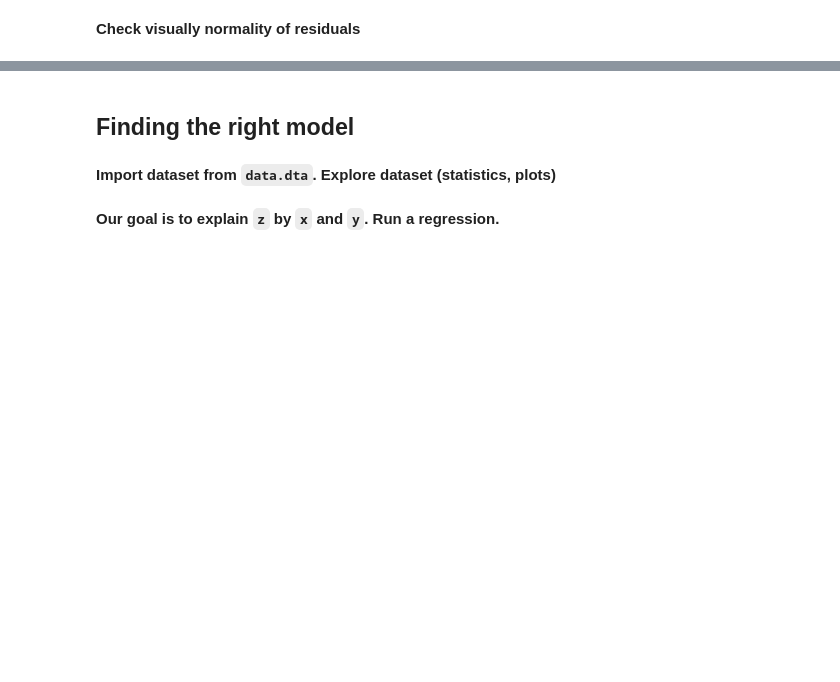
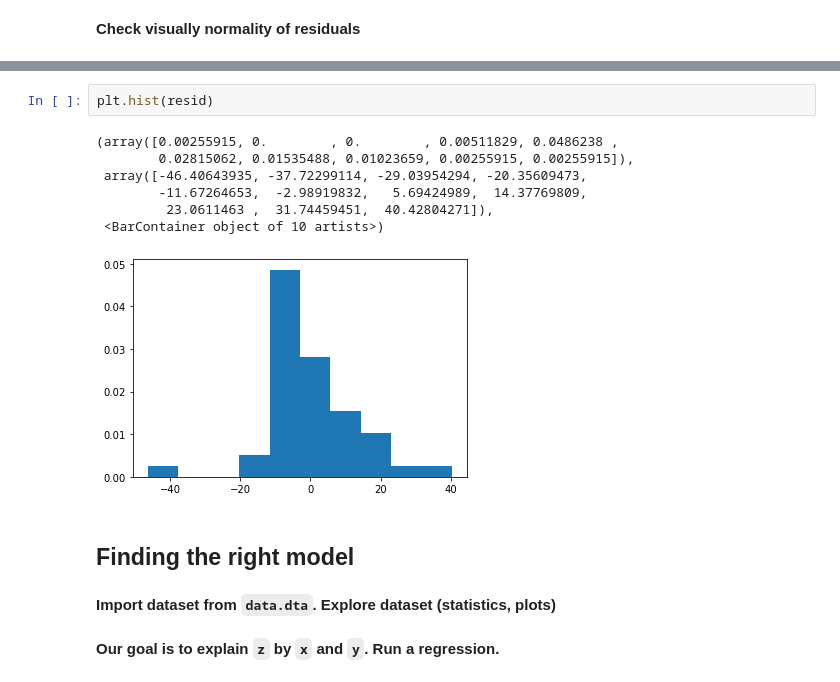
Before and after one commit to albop/dbe_archive, a Jupyter notebook: Session_4/Regressions.ipynb, the cells around one changed output, grey strips where cells are left out. Saved outputs shown, nothing was run; the diff lists cells and outputs as text; blank space fills up the shorter version.

```diff
--- a/Session_4/Regressions.ipynb
+++ b/Session_4/Regressions.ipynb
@@ -28,3 +180,13 @@ __Check visually normality of residuals__
+# %%
+plt.hist(resid)
+# %% [output]
+(array([0.00255915, 0.        , 0.        , 0.00511829, 0.0486238 ,
+        0.02815062, 0.01535488, 0.01023659, 0.00255915, 0.00255915]),
+ array([-46.40643935, -37.72299114, -29.03954294, -20.35609473,
+        -11.67264653,  -2.98919832,   5.69424989,  14.37769809,
+         23.0611463 ,  31.74459451,  40.42804271]),
+ <BarContainer object of 10 artists>)
+[figure, added]
 # %% [markdown]
 ## Finding the right model
 # %% [markdown]
```
Also changed, not shown: parts of 24 cells of this notebook, 2 other files.
